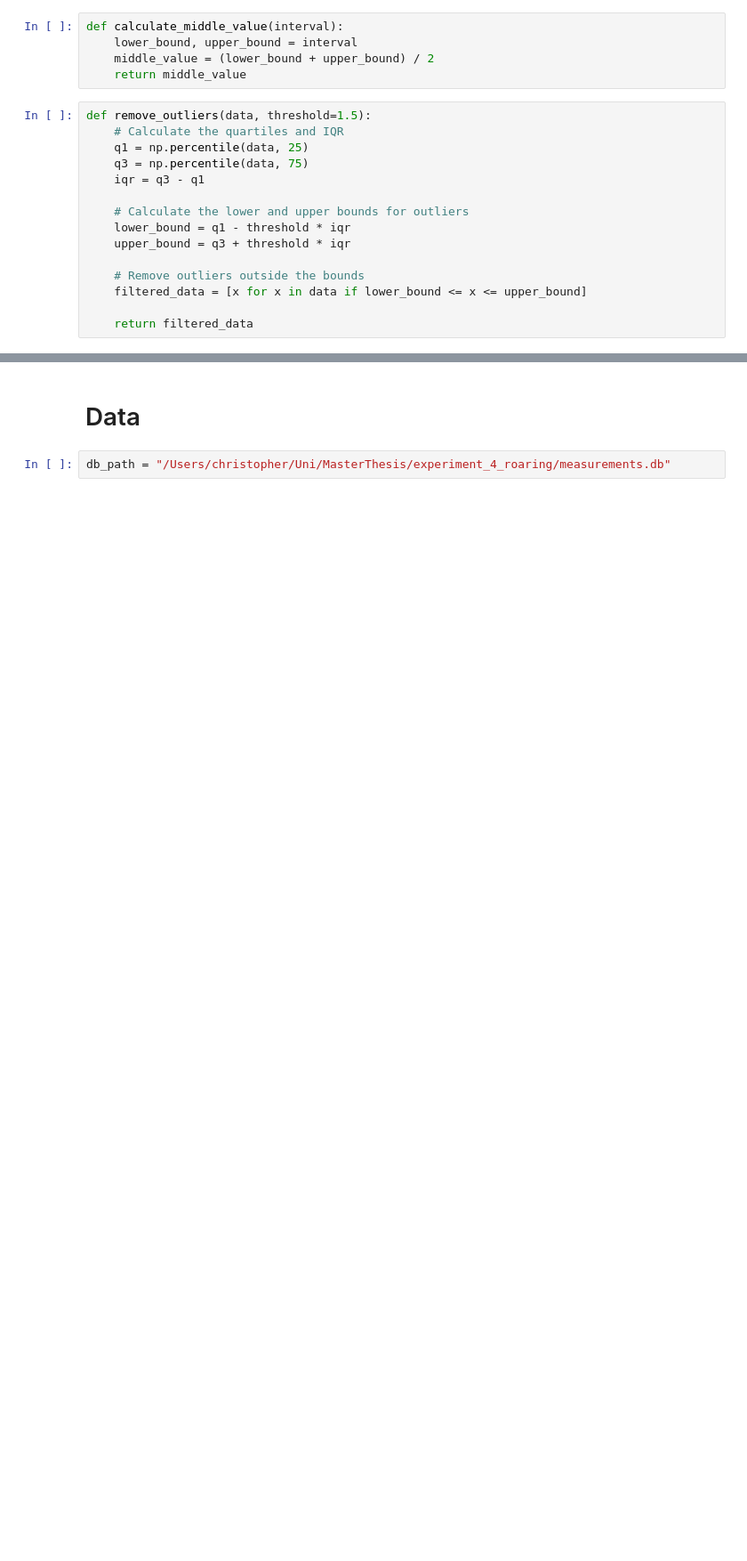
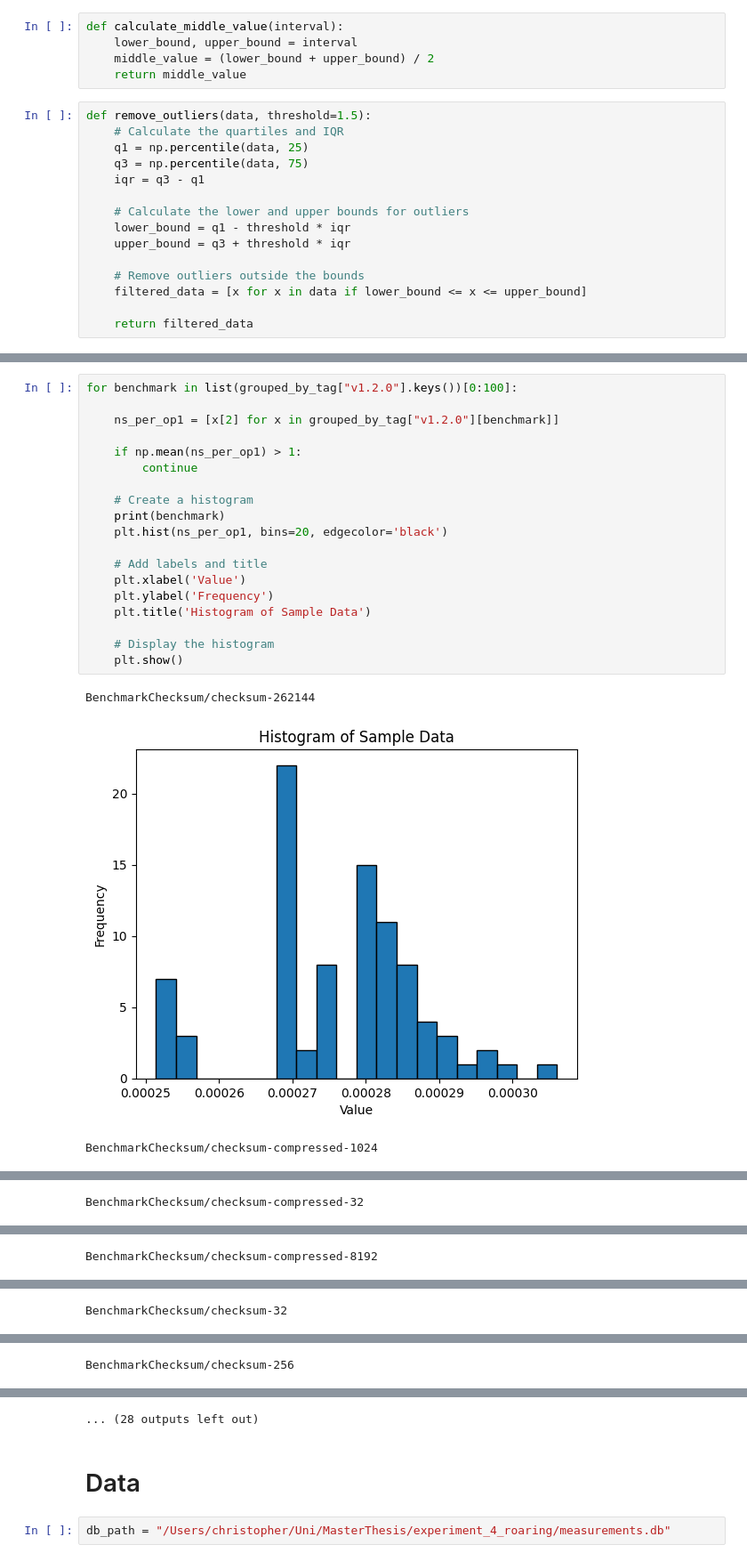
Before and after one commit to haChristopher/variability-based-reduction-replication-package, a Jupyter notebook: src/roaring_analysis.ipynb, the cells around one changed output, grey strips where cells are left out. Shown at 89% size. Cells and saved outputs as stored; diff of their text form; blank space fills up the shorter version.

```diff
--- a/src/roaring_analysis.ipynb
+++ b/src/roaring_analysis.ipynb
@@ -115,0 +272,23 @@ def remove_outliers(data, threshold=1.5):
+# %%
+for benchmark in list(grouped_by_tag["v1.2.0"].keys())[0:100]:
+
+    ns_per_op1 = [x[2] for x in grouped_by_tag["v1.2.0"][benchmark]]
+
+    if np.mean(ns_per_op1) > 1:
+        continue
+
+    # Create a histogram
+    print(benchmark)
+    plt.hist(ns_per_op1, bins=20, edgecolor='black')
+
+    # Add labels and title
+    plt.xlabel('Value')
+    plt.ylabel('Frequency')
+    plt.title('Histogram of Sample Data')
+
+    # Display the histogram
+    plt.show()
+# %% [output]
+BenchmarkChecksum/checksum-262144
+[figure, added]
+BenchmarkChecksum/checksum-compressed-1024
@@ -115,0 +296 @@ def remove_outliers(data, threshold=1.5):
+BenchmarkChecksum/checksum-compressed-32
@@ -115,0 +298 @@ def remove_outliers(data, threshold=1.5):
+BenchmarkChecksum/checksum-compressed-8192
@@ -115,0 +300 @@ def remove_outliers(data, threshold=1.5):
+BenchmarkChecksum/checksum-32
@@ -115,0 +302 @@ def remove_outliers(data, threshold=1.5):
+BenchmarkChecksum/checksum-256
@@ -116,3 +304,4 @@ def remove_outliers(data, threshold=1.5):
+... (28 outputs left out)
 # %% [markdown]
 # Data
 # %%
```
Also changed, not shown: parts of 26 cells of this notebook, 7 other files.
